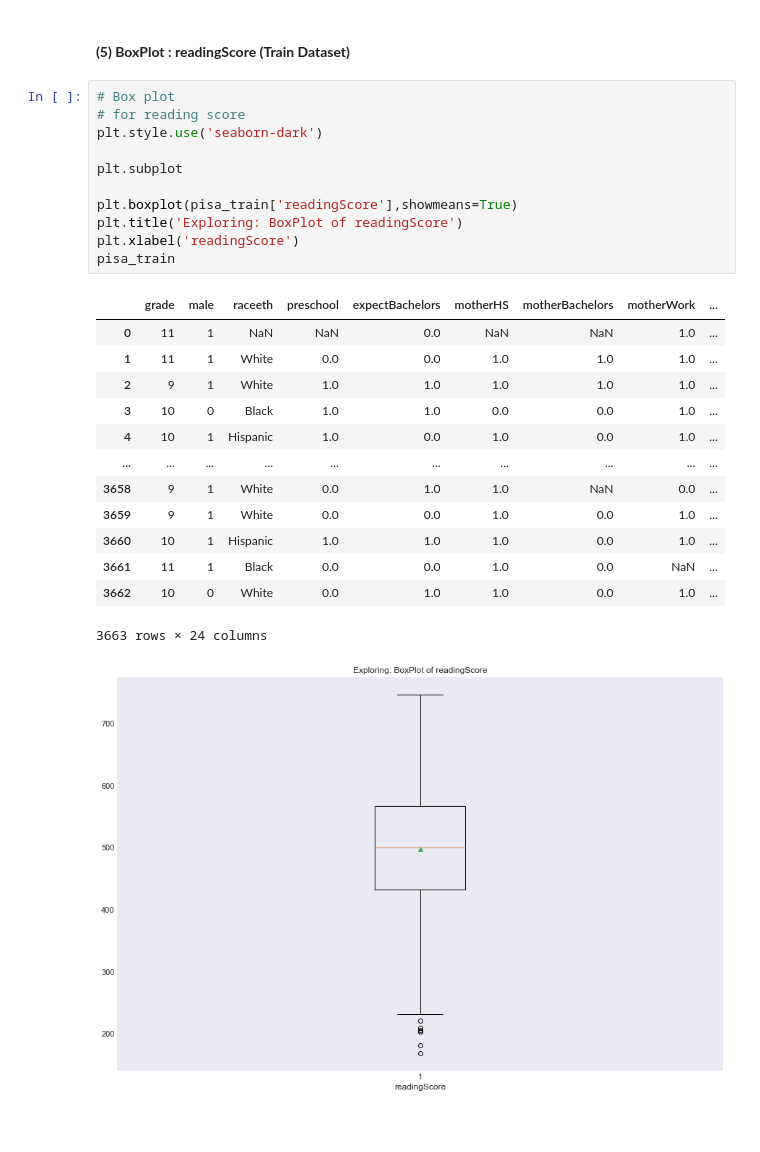
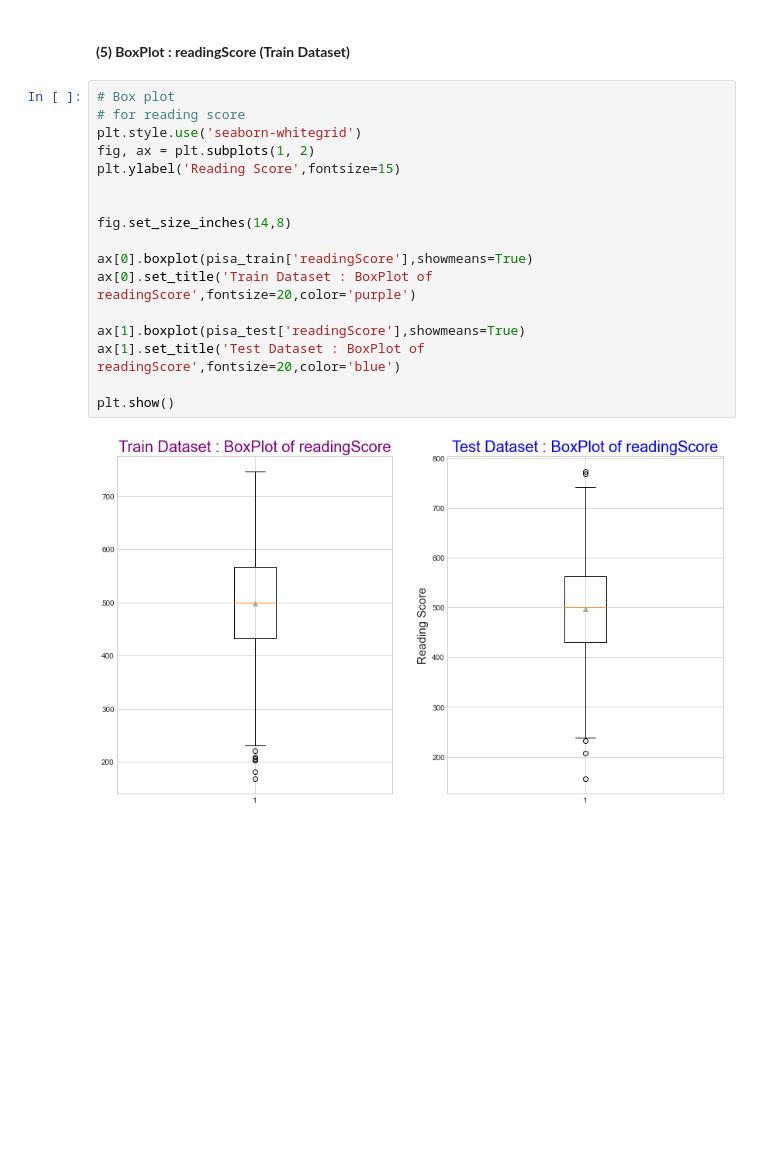
Before and after one commit to ABizCho/py_machineLearning, a Jupyter notebook: Assignment_Individual/asgmt_3_201823869.ipynb, the cells around one changed output. Saved outputs shown, nothing was run; the diff lists cells and outputs as text; blank space fills up the shorter version.

```diff
--- a/Assignment_Individual/asgmt_3_201823869.ipynb
+++ b/Assignment_Individual/asgmt_3_201823869.ipynb
@@ -224,32 +208,25 @@ dtype: int64
 <br>
 # %% [markdown]
 #### **(5) BoxPlot : readingScore (Train Dataset)**
-# %%
-# Box plot
-# for reading score
-plt.style.use('seaborn-dark')
-
-plt.subplot
-
-plt.boxplot(pisa_train['readingScore'],showmeans=True)
-plt.title('Exploring: BoxPlot of readingScore')
-plt.xlabel('readingScore')
-pisa_train
-# %% [output]
-|  | grade | male | raceeth | preschool | expectBachelors | motherHS | motherBachelors | motherWork | ... |
-| 0 | 11 | 1 | NaN | NaN | 0.0 | NaN | NaN | 1.0 | ... |
-| 1 | 11 | 1 | White | 0.0 | 0.0 | 1.0 | 1.0 | 1.0 | ... |
-| 2 | 9 | 1 | White | 1.0 | 1.0 | 1.0 | 1.0 | 1.0 | ... |
-| 3 | 10 | 0 | Black | 1.0 | 1.0 | 0.0 | 0.0 | 1.0 | ... |
-| 4 | 10 | 1 | Hispanic | 1.0 | 0.0 | 1.0 | 0.0 | 1.0 | ... |
-| ... | ... | ... | ... | ... | ... | ... | ... | ... | ... |
-| 3658 | 9 | 1 | White | 0.0 | 1.0 | 1.0 | NaN | 0.0 | ... |
-| 3659 | 9 | 1 | White | 0.0 | 0.0 | 1.0 | 0.0 | 1.0 | ... |
-| 3660 | 10 | 1 | Hispanic | 1.0 | 1.0 | 1.0 | 0.0 | 1.0 | ... |
-| 3661 | 11 | 1 | Black | 0.0 | 0.0 | 1.0 | 0.0 | NaN | ... |
-| 3662 | 10 | 0 | White | 0.0 | 1.0 | 1.0 | 0.0 | 1.0 | ... |
-3663 rows × 24 columns
-[figure, removed]
+# %%
+# Box plot
+# for reading score
+plt.style.use('seaborn-whitegrid')
+fig, ax = plt.subplots(1, 2)
+plt.ylabel('Reading Score',fontsize=15)
+
+
+fig.set_size_inches(14,8)
+
+ax[0].boxplot(pisa_train['readingScore'],showmeans=True)
+ax[0].set_title('Train Dataset : BoxPlot of readingScore',fontsize=20,color='purple')
+
+ax[1].boxplot(pisa_test['readingScore'],showmeans=True)
+ax[1].set_title('Test Dataset : BoxPlot of readingScore',fontsize=20,color='blue')
+
+plt.show()
+# %% [output]
+[figure, added]
 # %% [markdown]
 <br>
 # %% [markdown]
```
Also changed, not shown: parts of 60 cells of this notebook, 3 other files.
